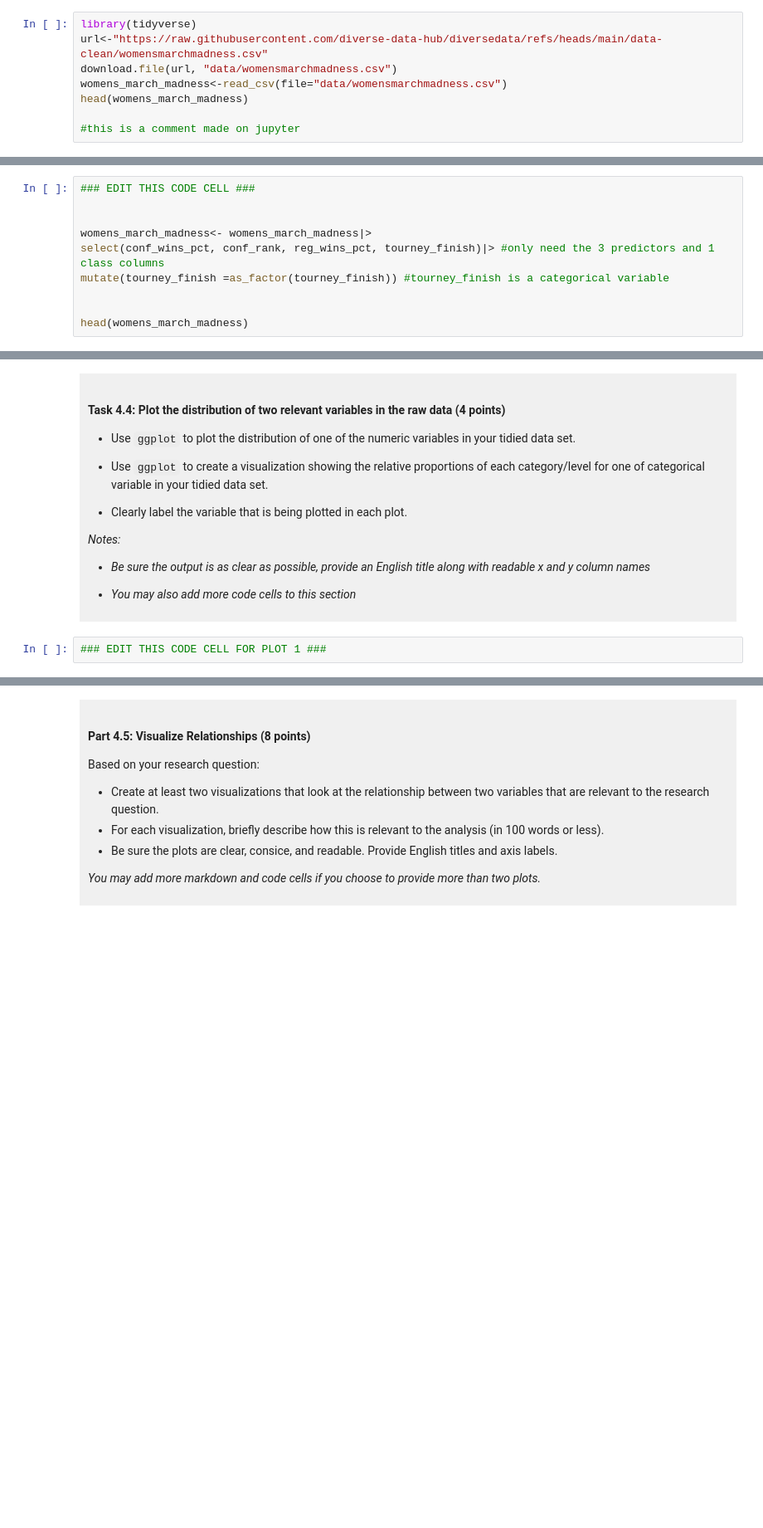
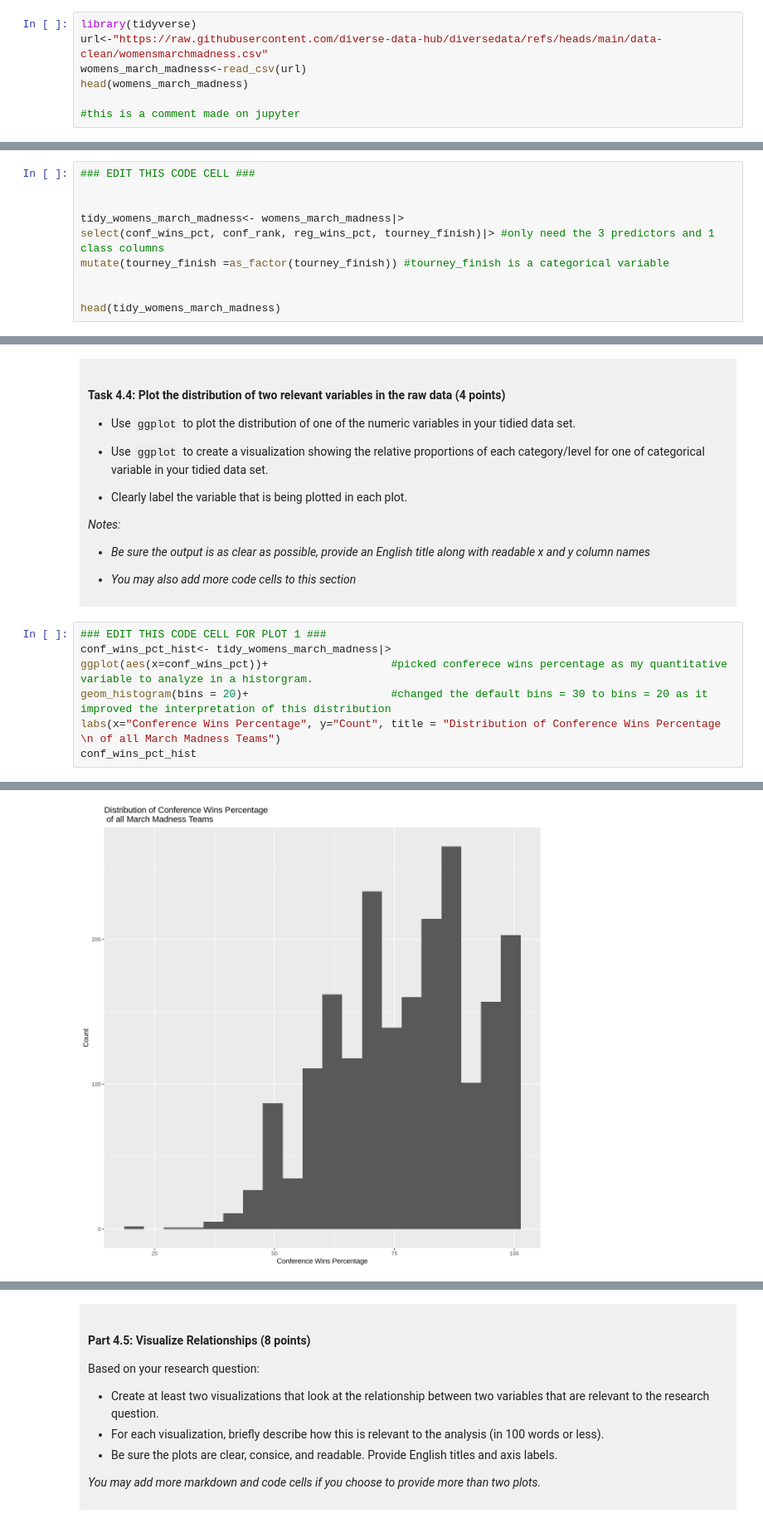
Before and after one commit to OL-git48/dsci-100-project-oliverlo, a Jupyter notebook: dsci-100-project-notebook.ipynb, the cells around one changed output, grey strips where cells are left out. Shown at 83% size. Cells and saved outputs as stored; diff of their text form; blank space fills up the shorter version.

```diff
--- a/dsci-100-project-notebook.ipynb
+++ b/dsci-100-project-notebook.ipynb
@@ -130,8 +130,7 @@ To help you with the analysis, here is a table of descriptions of each of the va
 # %%
 library(tidyverse)
 url<-"https://raw.githubusercontent.com/diverse-data-hub/diversedata/refs/heads/main/data-clean/womensmarchmadness.csv"
-download.file(url, "data/womensmarchmadness.csv")
-womens_march_madness<-read_csv(file="data/womensmarchmadness.csv")
+womens_march_madness<-read_csv(url)
 head(womens_march_madness)
 
 #this is a comment made on jupyter
@@ -225,12 +224,12 @@ Produce a tidy data set that could be used to answer your research question usin
 ### EDIT THIS CODE CELL ###
 
 
-womens_march_madness<- womens_march_madness|>
+tidy_womens_march_madness<- womens_march_madness|>
 select(conf_wins_pct, conf_rank, reg_wins_pct, tourney_finish)|> #only need the 3 predictors and 1 class columns
 mutate(tourney_finish =as_factor(tourney_finish)) #tourney_finish is a categorical variable
 
 
-head(womens_march_madness)
+head(tidy_womens_march_madness)
 # %% [output]
 A tibble: 6 × 4
 | conf_wins_pct | conf_rank | reg_wins_pct | tourney_finish |
@@ -309,3 +371,9 @@ You will refine your research question (if needed) and produce a tidy data set.
 </div>
 # %%
 ### EDIT THIS CODE CELL FOR PLOT 1 ###
+conf_wins_pct_hist<- tidy_womens_march_madness|>
+ggplot(aes(x=conf_wins_pct))+                   #picked conferece wins percentage as my quantitative variable to analyze in a historgram.
+geom_histogram(bins = 20)+                      #changed the default bins = 30 to bins = 20 as it improved the interpretation of this distribution
+labs(x="Conference Wins Percentage", y="Count", title = "Distribution of Conference Wins Percentage \n of all March Madness Teams")
+conf_wins_pct_hist
+# %% [output]
@@ -312,2 +382,3 @@ You will refine your research question (if needed) and produce a tidy data set.
+[figure, added]
 # %%
 ### EDIT THIS CODE CELL FOR PLOT 2 ###
```
Also changed, not shown: parts of 9 cells of this notebook.
